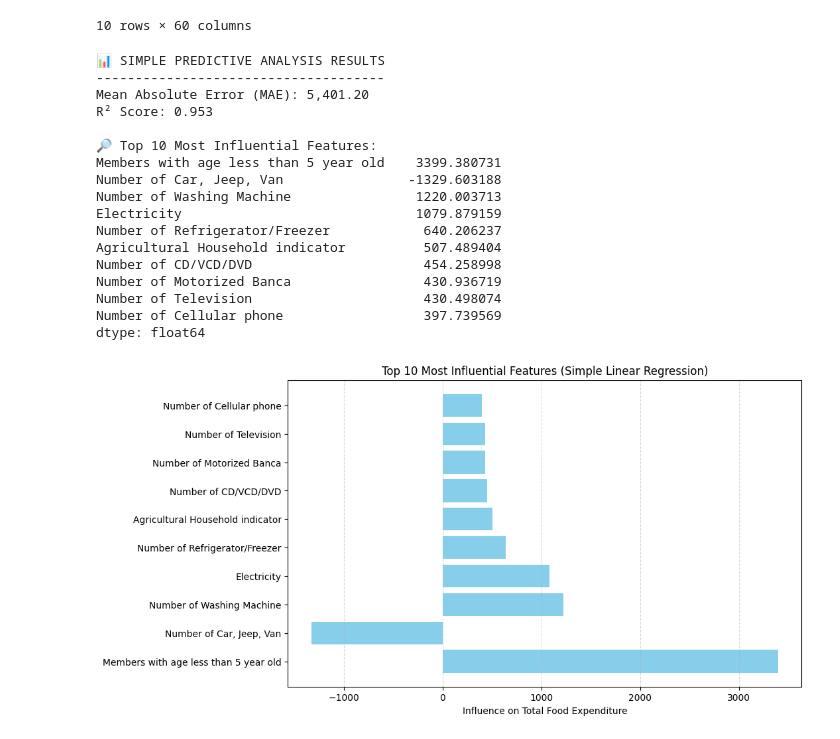
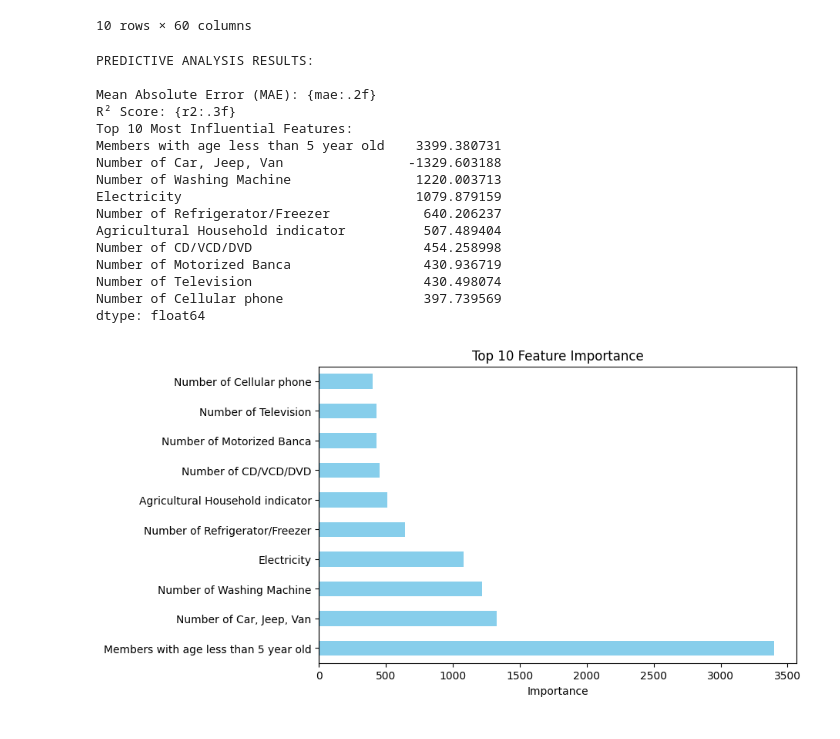
Before and after one commit to gemwel/ELEC303_DATA_ANALYSIS, a Jupyter notebook: Finals_Project_Perez_3B.ipynb, the cells around one changed output. Drawn from its saved outputs; the diff is of its cells as text; code cells hidden in the pictures.

```diff
--- a/Finals_Project_Perez_3B.ipynb
+++ b/Finals_Project_Perez_3B.ipynb
@@ -132,65 +134,54 @@ df.head(21).tail(10)
 | 20 | 123015 | CAR | 73459 | Enterpreneurial Activities | 1 | ... |
 10 rows × 60 columns
 # %%
-# Use your existing dataframe "df"
-
-# 1. Select numeric columns only (ML models work best with numbers)
 numeric_df = df.select_dtypes(include='number')
 
-# 2. Define features (X) and target variable (y)
 X = numeric_df.drop(columns=['Total Food Expenditure'])
 y = numeric_df['Total Food Expenditure']
 
-# 3. Split data into training and testing sets
 X_train, X_test, y_train, y_test = train_test_split(
     X, y, test_size=0.2, random_state=42
 )
 
-# 4. Create and train a simple Linear Regression model
 model = LinearRegression()
 model.fit(X_train, y_train)
 
-# 5. Predict on the test set
 y_pred = model.predict(X_test)
 
-# 6. Evaluate model performance
 mae = mean_absolute_error(y_test, y_pred)
 r2 = r2_score(y_test, y_pred)
 
-print("📊 SIMPLE PREDICTIVE ANALYSIS RESULTS")
-print("-------------------------------------")
-print(f"Mean Absolute Error (MAE): {mae:,.2f}")
-print(f"R² Score: {r2:.3f}")
+print("PREDICTIVE ANALYSIS RESULTS:")
+print(" ")
+print("Mean Absolute Error (MAE): {mae:.2f}")
+print("R² Score: {r2:.3f}")
 
-# 7. Show the top features affecting the prediction
 feature_importance = pd.Series(model.coef_, index=X.columns)
-print("\n🔎 Top 10 Most Influential Features:")
+print("Top 10 Most Influential Features:")
 print(feature_importance.sort_values(key=abs, ascending=False).head(10))
+
+top = feature_importance.abs().sort_values(ascending=False).head(10)
+
+top.plot(kind='barh', figsize=(8,5), color='skyblue')
+plt.title("Top 10 Feature Importance")
+plt.xlabel("Importance")
+plt.gca()
+plt.show()
 # %% [output]
-📊 SIMPLE PREDICTIVE ANALYSIS RESULTS
--------------------------------------
-Mean Absolute Error (MAE): 5,401.20
-R² Score: 0.953
+PREDICTIVE ANALYSIS RESULTS:
 
-🔎 Top 10 Most Influential Features:
+Mean Absolute Error (MAE): {mae:.2f}
+R² Score: {r2:.3f}
+Top 10 Most Influential Features:
 Members with age less than 5 year old    3399.380731
 Number of Car, Jeep, Van                -1329.603188
 Number of Washing Machine                1220.003713
 Electricity                              1079.879159
 Number of Refrigerator/Freezer            640.206237
 Agricultural Household indicator          507.489404
 Number of CD/VCD/DVD                      454.258998
 Number of Motorized Banca                 430.936719
 Number of Television                      430.498074
 Number of Cellular phone                  397.739569
 dtype: float64
+[figure, added]
-# %%
-top = feature_importance.abs().sort_values(ascending=False).head(10)
-
-top.plot(kind='barh', figsize=(8,5), color='skyblue')
-plt.title("Top 10 Feature Importance")
-plt.xlabel("Importance")
-plt.gca().invert_yaxis()
-plt.show()
-# %% [output]
-[figure, removed]
```
Also changed, not shown: parts of 20 cells of this notebook.
